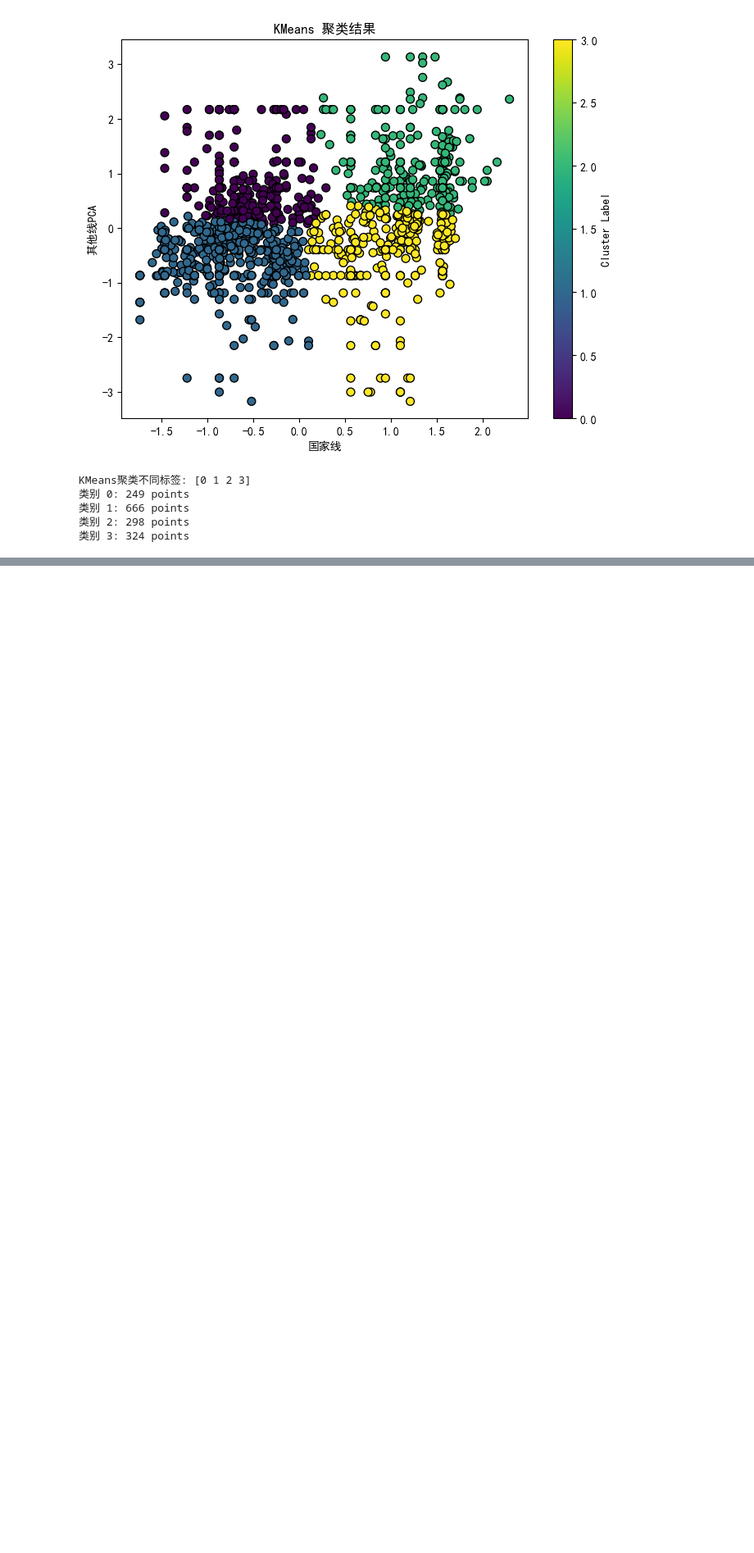
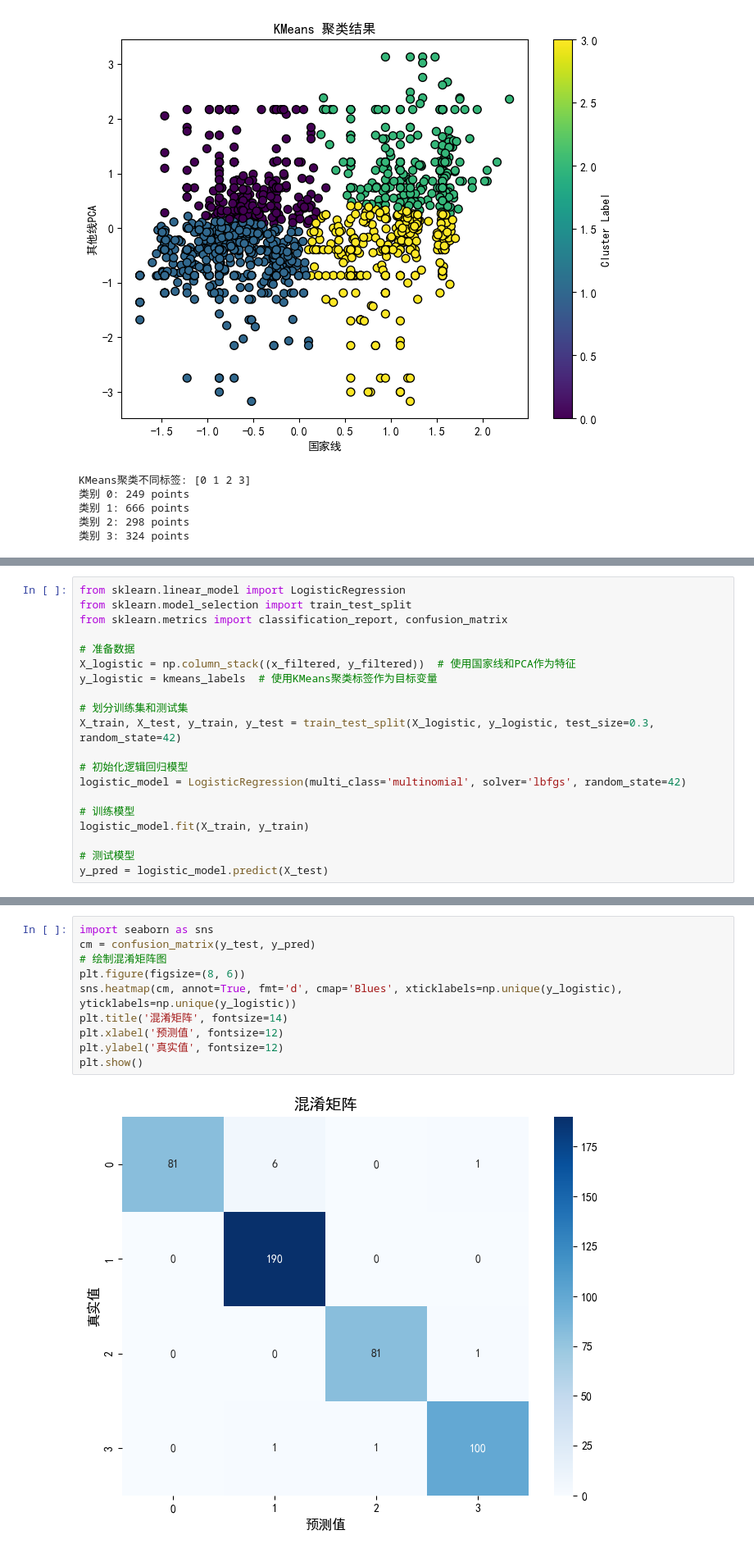
Before and after one commit to rainbowyuyu/dm_design, a Jupyter notebook: data_show.ipynb, the cells around one changed output, grey strips where cells are left out. Shown at 82% size. Saved outputs shown, nothing was run; the diff lists cells and outputs as text; blank space fills up the shorter version.

```diff
--- a/data_show.ipynb
+++ b/data_show.ipynb
@@ -374,0 +415,20 @@ KMeans聚类不同标签: [0 1 2 3]
+# %%
+from sklearn.linear_model import LogisticRegression
+from sklearn.model_selection import train_test_split
+from sklearn.metrics import classification_report, confusion_matrix
+
+# 准备数据
+X_logistic = np.column_stack((x_filtered, y_filtered))  # 使用国家线和PCA作为特征
+y_logistic = kmeans_labels  # 使用KMeans聚类标签作为目标变量
+
+# 划分训练集和测试集
+X_train, X_test, y_train, y_test = train_test_split(X_logistic, y_logistic, test_size=0.3, random_state=42)
+
+# 初始化逻辑回归模型
+logistic_model = LogisticRegression(multi_class='multinomial', solver='lbfgs', random_state=42)
+
+# 训练模型
+logistic_model.fit(X_train, y_train)
+
+# 测试模型
+y_pred = logistic_model.predict(X_test)
@@ -374,0 +451,12 @@ KMeans聚类不同标签: [0 1 2 3]
+# %%
+import seaborn as sns
+cm = confusion_matrix(y_test, y_pred)
+# 绘制混淆矩阵图
+plt.figure(figsize=(8, 6))
+sns.heatmap(cm, annot=True, fmt='d', cmap='Blues', xticklabels=np.unique(y_logistic), yticklabels=np.unique(y_logistic))
+plt.title('混淆矩阵', fontsize=14)
+plt.xlabel('预测值', fontsize=12)
+plt.ylabel('真实值', fontsize=12)
+plt.show()
+# %% [output]
+[figure, added]
```
Also changed, not shown: parts of 5 cells of this notebook, 1 other file.
